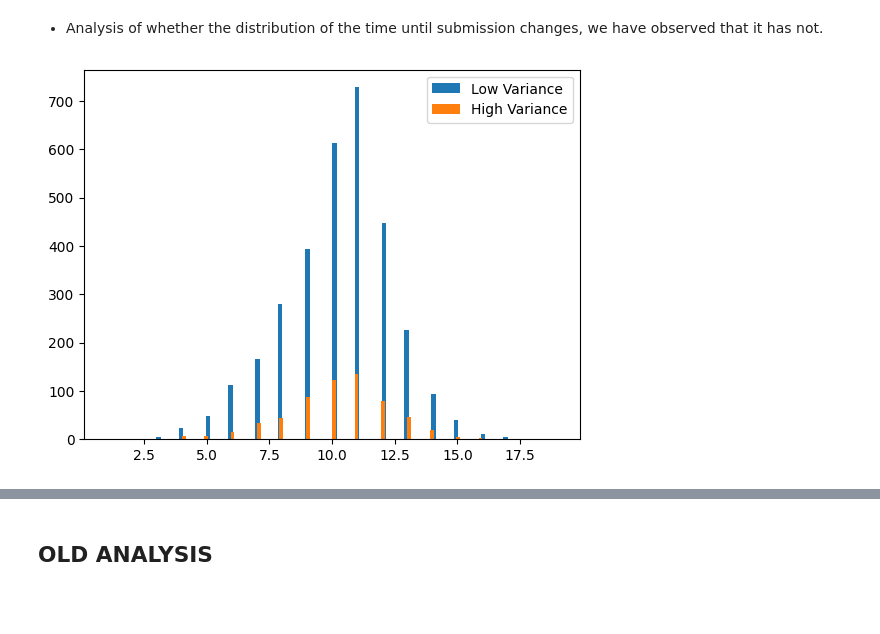
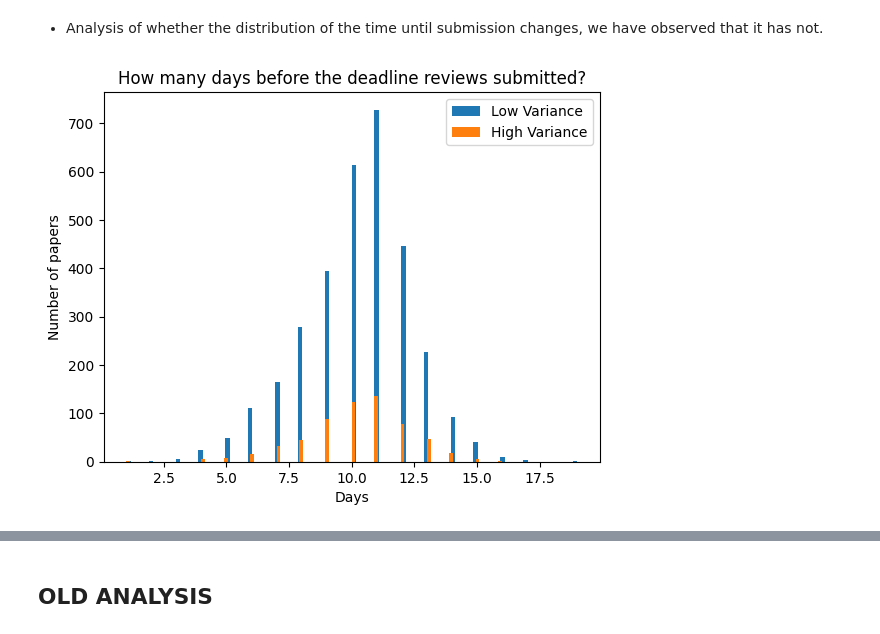
Before and after one commit to halilfarukkaragoz/data-literacy-group16, a Jupyter notebook: busra/feature_analysis_busra.ipynb, the cells around one changed output, grey strips where cells are left out. Saved outputs shown, nothing was run; the diff lists cells and outputs as text; code cells hidden in the pictures; blank space fills up the shorter version.

```diff
--- a/busra/feature_analysis_busra.ipynb
+++ b/busra/feature_analysis_busra.ipynb
@@ -466,14 +466,18 @@ Name: (time_to_deadline, mean), dtype: timedelta64[ns]
 # %%
 import matplotlib.pyplot as plt
 
 plt.hist(paper_df[paper_df['is_high_variance'] == 0]['time_to_deadline', 'mean'].dt.days, bins=100, alpha=1, label='Low Variance')
 plt.hist(paper_df[paper_df['is_high_variance'] == 1]['time_to_deadline', 'mean'].dt.days, bins=100, alpha=1, label='High Variance')
 
 plt.legend(loc='upper right')
 
+plt.xlabel("Days")
+plt.ylabel("Number of papers")
+
+plt.title("How many days before the deadline reviews submitted?")
 plt.show()
 # %% [output]
-[figure, old version]
+[figure, new version]
 # %%
 review_df.groupby('paper_id').count().sort_values('reviewer', ascending=False).head()
 # %% [output]
```
Also changed, not shown: 1 other file.
